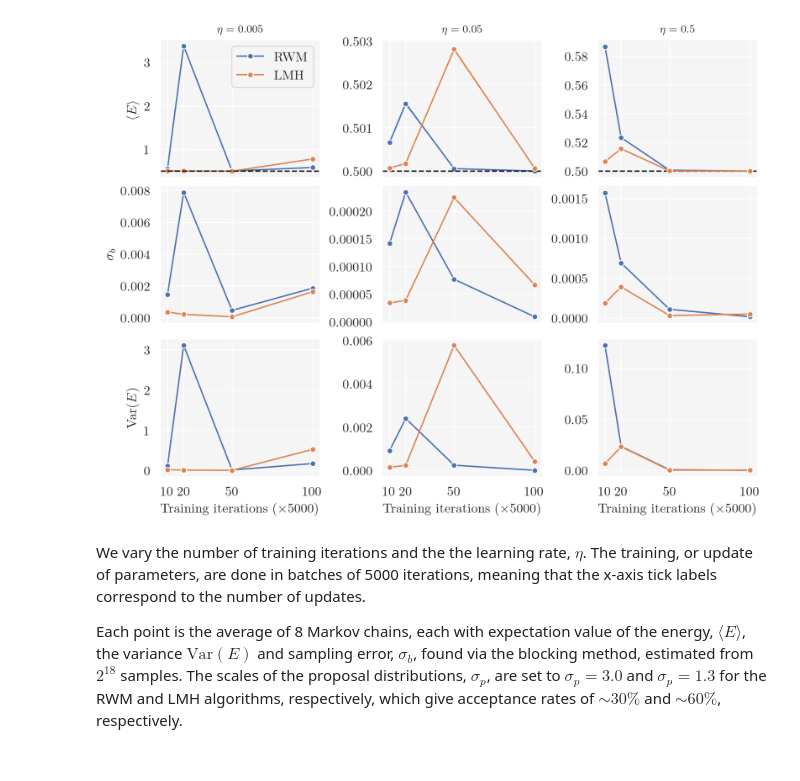
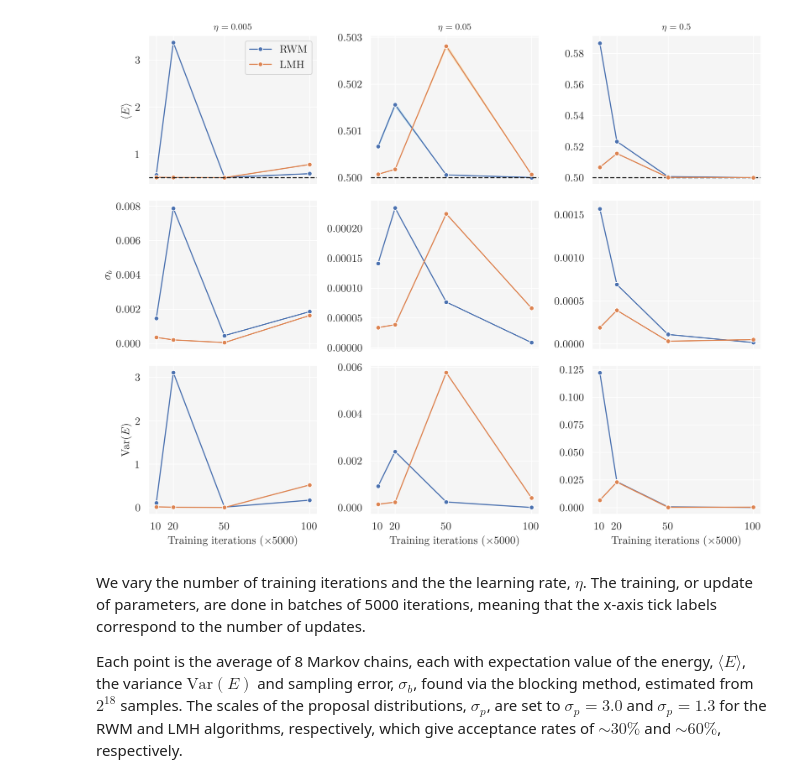
Before and after one commit to nicolossus/FYS4411-Project2, a Jupyter notebook: notebooks/Training cycles and learning rate.ipynb, the cells around one changed output. Saved outputs shown, nothing was run; the diff lists cells and outputs as text; code cells hidden in the pictures.

```diff
--- a/notebooks/Training cycles and learning rate.ipynb
+++ b/notebooks/Training cycles and learning rate.ipynb
@@ -97,11 +97,11 @@ df_lmh_0_5
 # %%
 fig, axes = plt.subplots(nrows=3,
                          ncols=3,
-                         figsize=(8, 6),
-                         constrained_layout=True,
+                         figsize=(10, 8),
+                         tight_layout=True,
                          sharex='col', #True,
                          #sharey='row', #True,
-                         dpi=120
+                         dpi=150
                         )
 
 ## Energy
@@ -364,34 +364,34 @@ sns.lineplot(data=df_0_5,
              ax=axes[2, 2]
             )
 axes[2, 2].fill_between(df_0_5["training_cycles"],
                         df_0_5["variance"] - df_0_5["sem_variance"],
                         df_0_5["variance"] + df_0_5["sem_variance"],
                         alpha=0.5,
                         facecolor='lightblue')
 
 sns.lineplot(data=df_lmh_0_5,
              x="training_cycles",
              y="variance",
              marker="o",
              color='C1',
              ax=axes[2, 2]
             )
 axes[2, 2].fill_between(df_lmh_0_5["training_cycles"],
                         df_lmh_0_5["variance"] - df_lmh_0_5["sem_variance"],
                         df_lmh_0_5["variance"] + df_lmh_0_5["sem_variance"],
                         alpha=0.5,
                         facecolor='wheat')
 
 axes[2, 2].set(xlabel=r'Training iterations ($\times 5000$)',
                ylabel='',
                xticks=[50_000, 100_000, 250_000, 500_000],
                xticklabels=[10, 20, 50, 100]
               )
 
 # Save figure
 fig.savefig(fig_path("training_cycles_lr.pdf"), bbox_inches='tight')
 # %% [output]
-[figure, old version]
+[figure, new version]
 # %% [markdown]
 We vary the number of training iterations and the the learning rate, $\eta$. The training, or update of parameters, are done in batches of 5000 iterations, meaning that the x-axis tick labels correspond to the number of updates.
 
```
Also changed, not shown: parts of 9 cells of this notebook, 14 other files.
